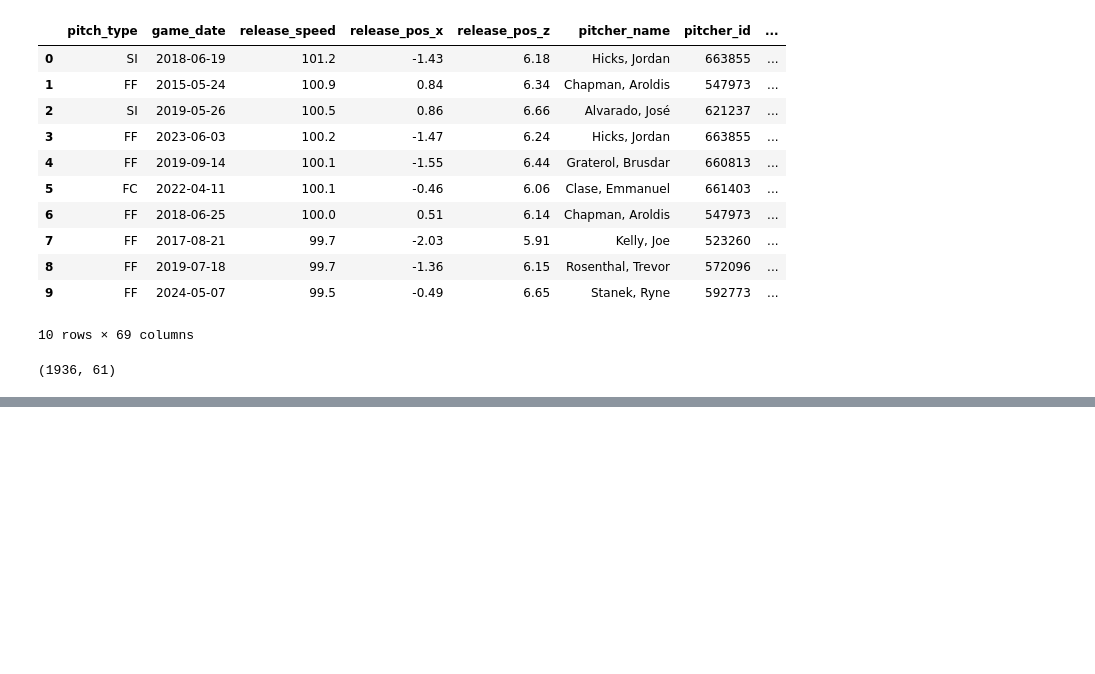
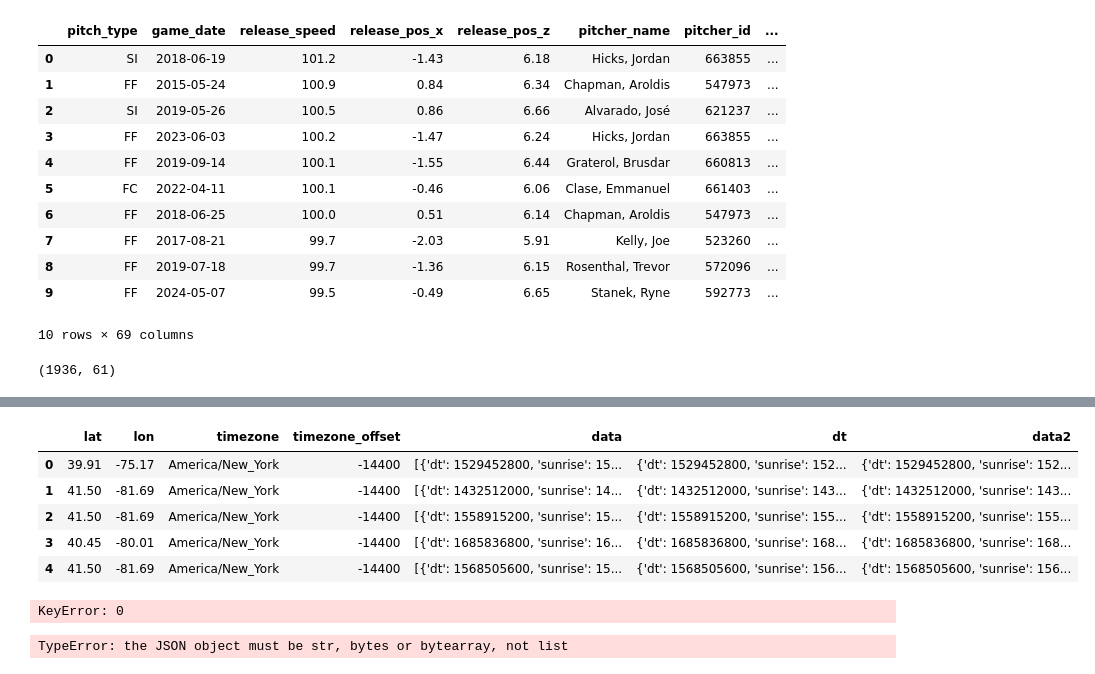
Before and after one commit to Matt-Heinen/DSC-540, a Jupyter notebook: Term Project/Heinen_DSC540_Milestone_4.ipynb, the cells around one changed output, grey strips where cells are left out. Cells and saved outputs as stored; diff of their text form; code cells hidden in the pictures; blank space fills up the shorter version.

```diff
--- a/Term Project/Heinen_DSC540_Milestone_4.ipynb
+++ b/Term Project/Heinen_DSC540_Milestone_4.ipynb
@@ -342,0 +211,25 @@ carlos_weather.head(10)
+# %%
+# Use the apply method to create a new column with the first item from the list that is stored in the data column.
+carlos_weather['data2'] = carlos_weather['data'].apply(lambda x: x[0])
+# %%
+# Verify that this transformation worked.
+carlos_weather.head(5)
+# %% [output]
+|  | lat | lon | timezone | timezone_offset | data | dt | data2 |
+| 0 | 39.91 | -75.17 | America/New_York | -14400 | [{'dt': 1529452800, 'sunrise': 15... | {'dt': 1529452800, 'sunrise': 152... | {'dt': 1529452800, 'sunrise': 152... |
+| 1 | 41.50 | -81.69 | America/New_York | -14400 | [{'dt': 1432512000, 'sunrise': 14... | {'dt': 1432512000, 'sunrise': 143... | {'dt': 1432512000, 'sunrise': 143... |
+| 2 | 41.50 | -81.69 | America/New_York | -14400 | [{'dt': 1558915200, 'sunrise': 15... | {'dt': 1558915200, 'sunrise': 155... | {'dt': 1558915200, 'sunrise': 155... |
+| 3 | 40.45 | -80.01 | America/New_York | -14400 | [{'dt': 1685836800, 'sunrise': 16... | {'dt': 1685836800, 'sunrise': 168... | {'dt': 1685836800, 'sunrise': 168... |
+| 4 | 41.50 | -81.69 | America/New_York | -14400 | [{'dt': 1568505600, 'sunrise': 15... | {'dt': 1568505600, 'sunrise': 156... | {'dt': 1568505600, 'sunrise': 156... |
+# %%
+# Looks like we have a list inside a list.
+# Perform the same transformation using the apply method.
+# Use the apply method to create a new column with the first item from the list that is stored in the data column.
+carlos_weather['dt'] = carlos_weather['data2'].apply(lambda x: x[0])
+# %% [output]
+KeyError: 0
+# %%
+# Convert the JSON data in the 'data' column to a Python dictionary
+carlos_weather['data'] = carlos_weather['data'].apply(json.loads)
+# %% [output]
+TypeError: the JSON object must be str, bytes or bytearray, not list
```
Also changed, not shown: parts of 13 cells of this notebook, 1 other file.
